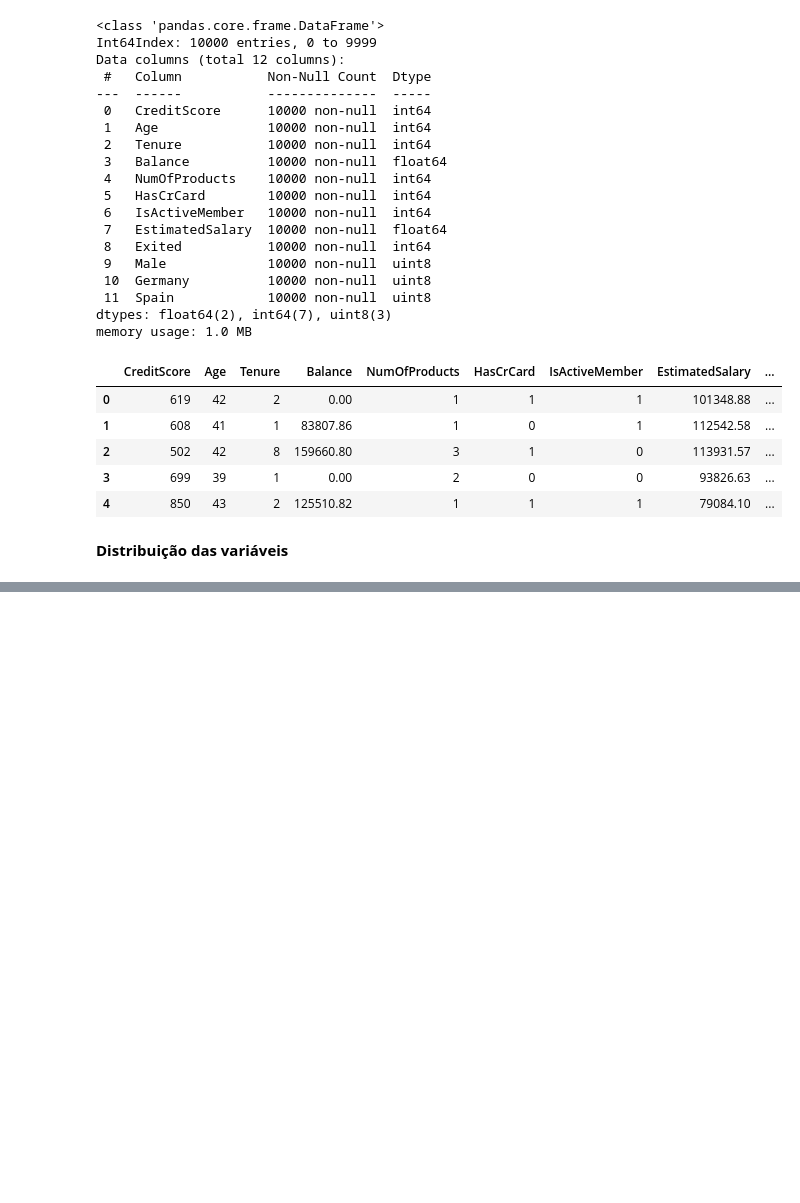
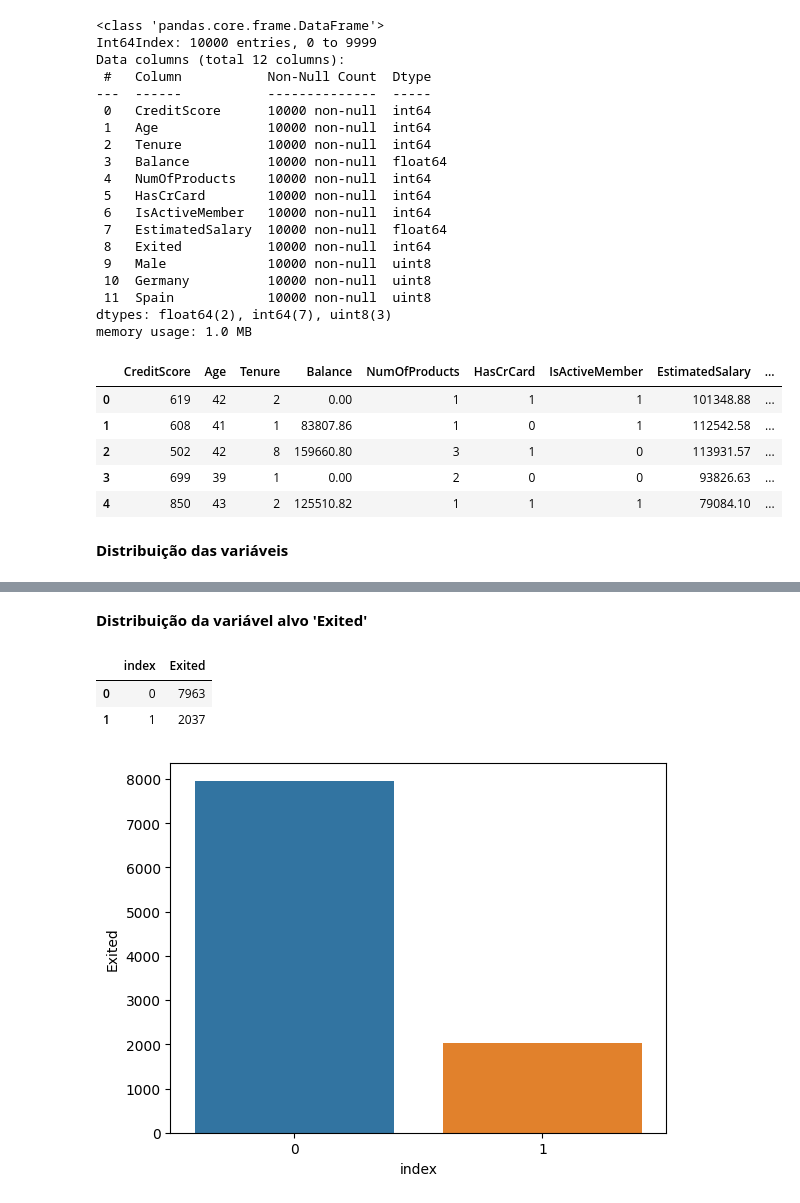
Before and after one commit to dovahkiinemo/ada-ml-projeto-final, a Jupyter notebook: Projeto_ml.ipynb, the cells around one changed output, grey strips where cells are left out. Drawn from its saved outputs; the diff is of its cells as text; code cells hidden in the pictures; blank space fills up the shorter version.

Commit message:
distribuição da variável exited

```diff
--- a/Projeto_ml.ipynb
+++ b/Projeto_ml.ipynb
@@ -129,3 +130,14 @@ df.describe().T
 | Male | 10000.0 | 0.545700 | 0.497932 | 0.00 | 0.00 | 1.000 | 1.0000 | 1.00 |
 | Germany | 10000.0 | 0.250900 | 0.433553 | 0.00 | 0.00 | 0.000 | 1.0000 | 1.00 |
 | Spain | 10000.0 | 0.247700 | 0.431698 | 0.00 | 0.00 | 0.000 | 0.0000 | 1.00 |
+# %% [markdown]
+**Distribuição da variável alvo 'Exited'**
+# %%
+target = df['Exited'].value_counts().reset_index()
+sns.barplot(data=target, x='index', y='Exited', );
+target
+# %% [output]
+|  | index | Exited |
+| 0 | 0 | 7963 |
+| 1 | 1 | 2037 |
+[figure, added]
```
Also changed, not shown: parts of 1 cell of this notebook.
